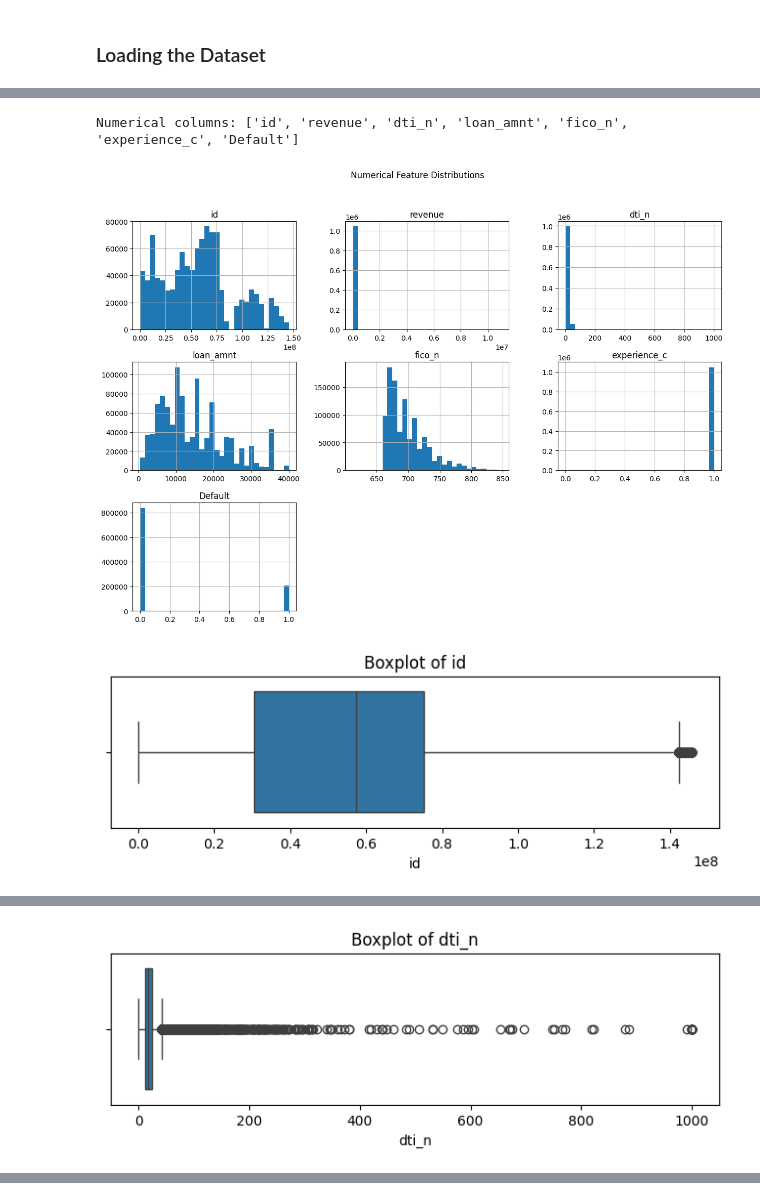
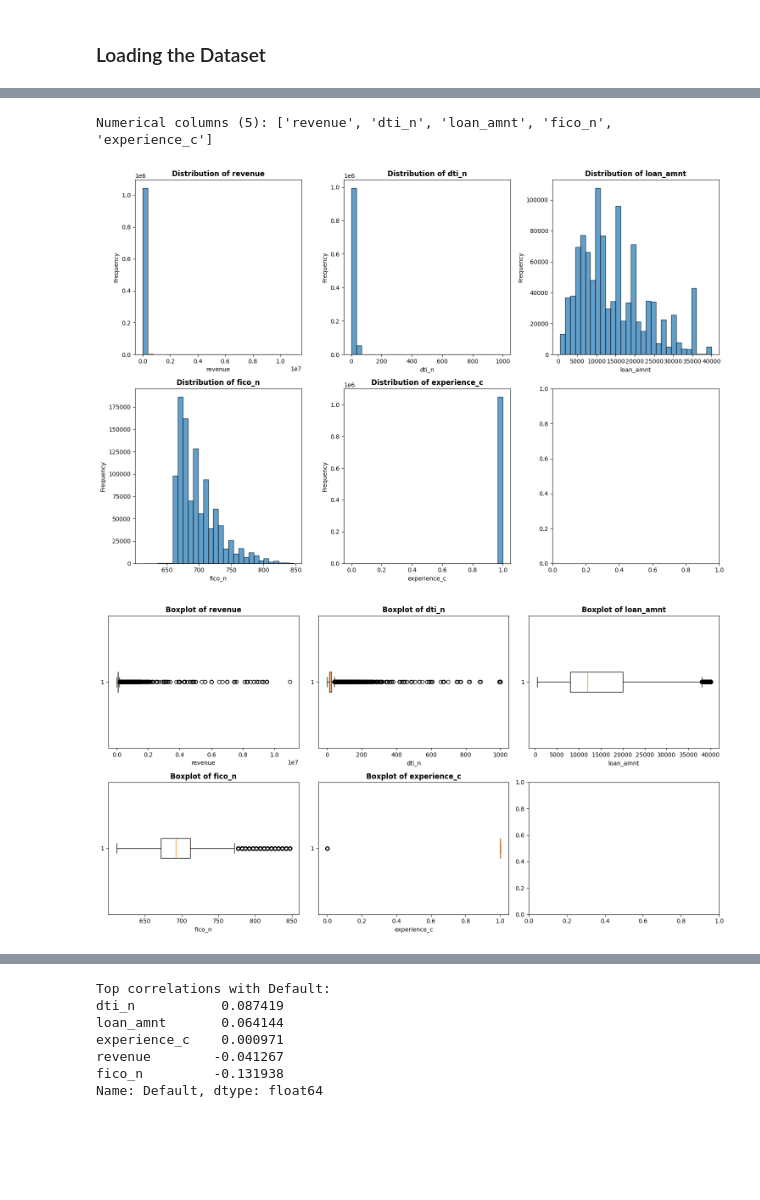
Before and after one commit to Lazy-Loaders-Group/Credit_Risk_Escalation, a Jupyter notebook: notebooks/01_data_exploration.ipynb, the cells around one changed output, grey strips where cells are left out. Cells and saved outputs as stored; diff of their text form; code cells hidden in the pictures; blank space fills up the shorter version.

```diff
--- a/notebooks/01_data_exploration.ipynb
+++ b/notebooks/01_data_exploration.ipynb
@@ -91,28 +122,57 @@ Target column 'target' not found in dataframe. Available columns:
 # %%
 # 3. Feature analysis: numerical distributions and correlation
 num_cols = df.select_dtypes(include=[np.number]).columns.tolist()
-print('Numerical columns:', num_cols)
+# Remove ID and target from numerical analysis
+num_cols = [col for col in num_cols if col not in ['id', 'Default']]
+print(f'Numerical columns ({len(num_cols)}): {num_cols}')
 
 if len(num_cols) > 0:
-    df[num_cols].hist(figsize=(15, 10), bins=30)
-    plt.suptitle('Numerical Feature Distributions')
+    # Distribution plots
+    fig, axes = plt.subplots(2, 3, figsize=(15, 10))
+    axes = axes.ravel()
+
+    for idx, col in enumerate(num_cols):
+        if idx < 6:
+            axes[idx].hist(df[col].dropna(), bins=30, edgecolor='black', alpha=0.7)
+            axes[idx].set_title(f'Distribution of {col}', fontweight='bold')
+            axes[idx].set_xlabel(col)
+            axes[idx].set_ylabel('Frequency')
+
+    plt.tight_layout()
+    plt.savefig('../results/figures/numerical_distributions.png', dpi=300, bbox_inches='tight')
     plt.show()
 
-    # Boxplots for outliers (show first 6 to avoid long output)
-    for col in num_cols[:6]:
-        plt.figure(figsize=(8, 2))
-        sns.boxplot(x=df[col])
-        plt.title(f'Boxplot of {col}')
-        plt.show()
+    # Boxplots for outlier detection
+    fig, axes = plt.subplots(2, 3, figsize=(15, 8))
+    axes = axes.ravel()
+
+    for idx, col in enumerate(num_cols):
+        if idx < 6:
+            axes[idx].boxplot(df[col].dropna(), vert=False)
+            axes[idx].set_title(f'Boxplot of {col}', fontweight='bold')
+            axes[idx].set_xlabel(col)
+
+    plt.tight_layout()
+    plt.savefig('../results/figures/outlier_boxplots.png', dpi=300, bbox_inches='tight')
+    plt.show()
 
     # Correlation heatmap
-    plt.figure(figsize=(12, 8))
-    sns.heatmap(df[num_cols].corr(), annot=True, fmt='.2f', cmap='coolwarm')
-    plt.title('Correlation Matrix')
+    plt.figure(figsize=(10, 8))
+    correlation_matrix = df[num_cols + ['Default']].corr()
+    sns.heatmap(correlation_matrix, annot=True, fmt='.2f', cmap='coolwarm',
+                center=0, square=True, linewidths=1, cbar_kws={"shrink": 0.8})
+    plt.title('Correlation Matrix (Numerical Features)', fontsize=14, fontweight='bold')
+    plt.tight_layout()
+    plt.savefig('../results/figures/correlation_matrix.png', dpi=300, bbox_inches='tight')
     plt.show()
+
+    # Show top correlations with target
+    target_correlations = correlation_matrix['Default'].drop('Default').sort_values(ascending=False)
+    print("\nTop correlations with Default:")
+    print(target_correlations)
 else:
     print('No numerical columns found.')
 # %% [output]
-Numerical columns: ['id', 'revenue', 'dti_n', 'loan_amnt', 'fico_n', 'experience_c', 'Default']
+Numerical columns (5): ['revenue', 'dti_n', 'loan_amnt', 'fico_n', 'experience_c']
-[figure, old version]
+[figure, new version]
-[figure, old version]
+[figure, new version]
@@ -120 +179,0 @@ Numerical columns: ['id', 'revenue', 'dti_n', 'loan_amnt', 'fico_n', 'experience
-[figure, removed]
@@ -125,3 +180,10 @@ Numerical columns: ['id', 'revenue', 'dti_n', 'loan_amnt', 'fico_n', 'experience
+Top correlations with Default:
+dti_n           0.087419
+loan_amnt       0.064144
+experience_c    0.000971
+revenue        -0.041267
+fico_n         -0.131938
+Name: Default, dtype: float64
 # %%
 # 4. Categorical feature analysis and bias checks
 cat_cols = df.select_dtypes(include=['object', 'category']).columns.tolist()
```
Also changed, not shown: parts of 6 cells of this notebook, 30 other files.
